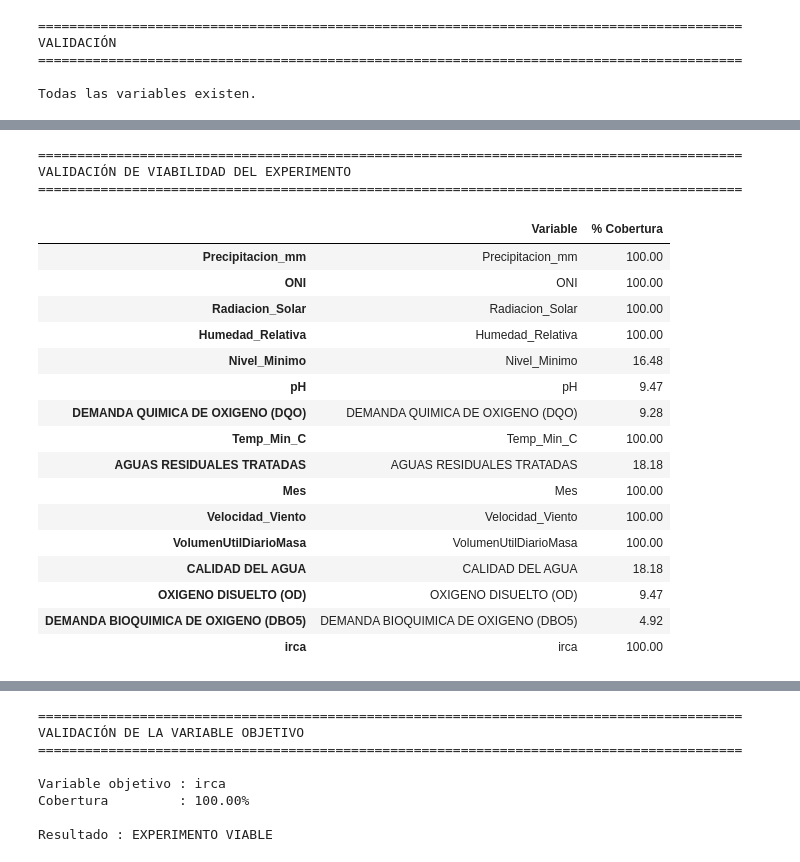
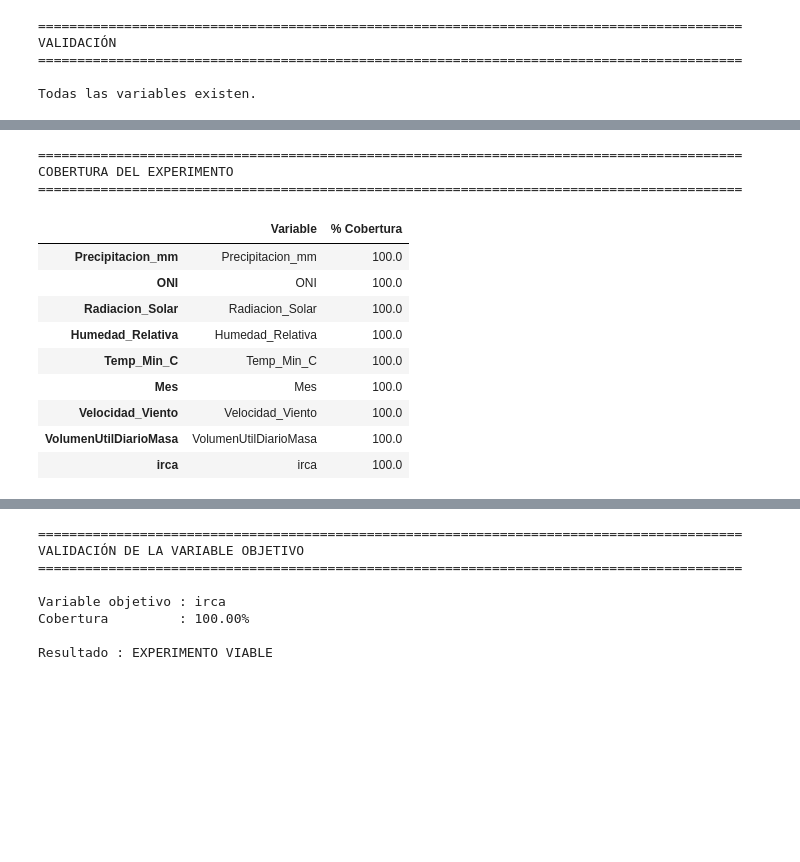
Before and after one commit to josedanielbg/FRAMEWORK_V7, a Jupyter notebook: NOTEBOOKS/C13_MACHINE_LEARNING/FW7_C13_MachineLearning.ipynb, the cells around one changed output, grey strips where cells are left out. Drawn from its saved outputs; the diff is of its cells as text; code cells hidden in the pictures; blank space fills up the shorter version.

```diff
--- a/NOTEBOOKS/C13_MACHINE_LEARNING/FW7_C13_MachineLearning.ipynb
+++ b/NOTEBOOKS/C13_MACHINE_LEARNING/FW7_C13_MachineLearning.ipynb
@@ -1071,0 +1104,32 @@ Variables     : 16
+# %%
+#==========================================================================================
+# M4.2
+# VARIABLES DEL EXPERIMENTO
+#==========================================================================================
+
+VARIABLE_OBJETIVO = configuracion["Variable_Objetivo"]
+
+# Using the 'variables_predictoras' already determined by the framework in a previous cell
+predictoras = variables_predictoras
+
+variables_experimento = predictoras + [VARIABLE_OBJETIVO]
+
+print()
+
+print("="*90)
+print("VARIABLES DEL EXPERIMENTO")
+print("="*90)
+
+print()
+
+print("Objetivo:")
+
+print(VARIABLE_OBJETIVO)
+
+print()
+
+print("Predictoras:")
+
+for v in predictoras:
+
+    print("-", v)
@@ -1072,52 +1153,46 @@ Variables     : 16
 # %%
 #==========================================================================================
-# COBERTURA DE VARIABLES DEL EXPERIMENTO
+# M4.3
+# COBERTURA DEL EXPERIMENTO
 #==========================================================================================
 
-import pandas as pd
+dataset_exp = dataset_ml[variables_experimento]
 
 cobertura = pd.DataFrame({
 
-    "Variable": dataset_ml.columns,
+    "Variable": dataset_exp.columns,
 
     "% Cobertura": (
 
-        dataset_ml.notna().mean() * 100
+        dataset_exp.notna().mean() * 100
 
     ).round(2)
 
 })
 
 print()
 
 print("="*90)
-print("VALIDACIÓN DE VIABILIDAD DEL EXPERIMENTO ")
+print("COBERTURA DEL EXPERIMENTO")
 print("="*90)
 
 print()
 
 display(cobertura)
 # %% [output]
 ==========================================================================================
-VALIDACIÓN DE VIABILIDAD DEL EXPERIMENTO
+COBERTURA DEL EXPERIMENTO
 ==========================================================================================
 |  | Variable | % Cobertura |
-| Precipitacion_mm | Precipitacion_mm | 100.00 |
-| ONI | ONI | 100.00 |
-| Radiacion_Solar | Radiacion_Solar | 100.00 |
-| Humedad_Relativa | Humedad_Relativa | 100.00 |
-| Nivel_Minimo | Nivel_Minimo | 16.48 |
-| pH | pH | 9.47 |
-| DEMANDA QUIMICA DE OXIGENO (DQO) | DEMANDA QUIMICA DE OXIGENO (DQO) | 9.28 |
-| Temp_Min_C | Temp_Min_C | 100.00 |
-| AGUAS RESIDUALES TRATADAS | AGUAS RESIDUALES TRATADAS | 18.18 |
-| Mes | Mes | 100.00 |
-| Velocidad_Viento | Velocidad_Viento | 100.00 |
-| VolumenUtilDiarioMasa | VolumenUtilDiarioMasa | 100.00 |
-| CALIDAD DEL AGUA | CALIDAD DEL AGUA | 18.18 |
-| OXIGENO DISUELTO (OD) | OXIGENO DISUELTO (OD) | 9.47 |
-| DEMANDA BIOQUIMICA DE OXIGENO (DBO5) | DEMANDA BIOQUIMICA DE OXIGENO (DBO5) | 4.92 |
-| irca | irca | 100.00 |
+| Precipitacion_mm | Precipitacion_mm | 100.0 |
+| ONI | ONI | 100.0 |
+| Radiacion_Solar | Radiacion_Solar | 100.0 |
+| Humedad_Relativa | Humedad_Relativa | 100.0 |
+| Temp_Min_C | Temp_Min_C | 100.0 |
+| Mes | Mes | 100.0 |
+| Velocidad_Viento | Velocidad_Viento | 100.0 |
+| VolumenUtilDiarioMasa | VolumenUtilDiarioMasa | 100.0 |
+| irca | irca | 100.0 |
 # %%
 #==========================================================================================
 # CLASIFICACIÓN DE COBERTURA
```
Also changed, not shown: parts of 21 cells of this notebook.
